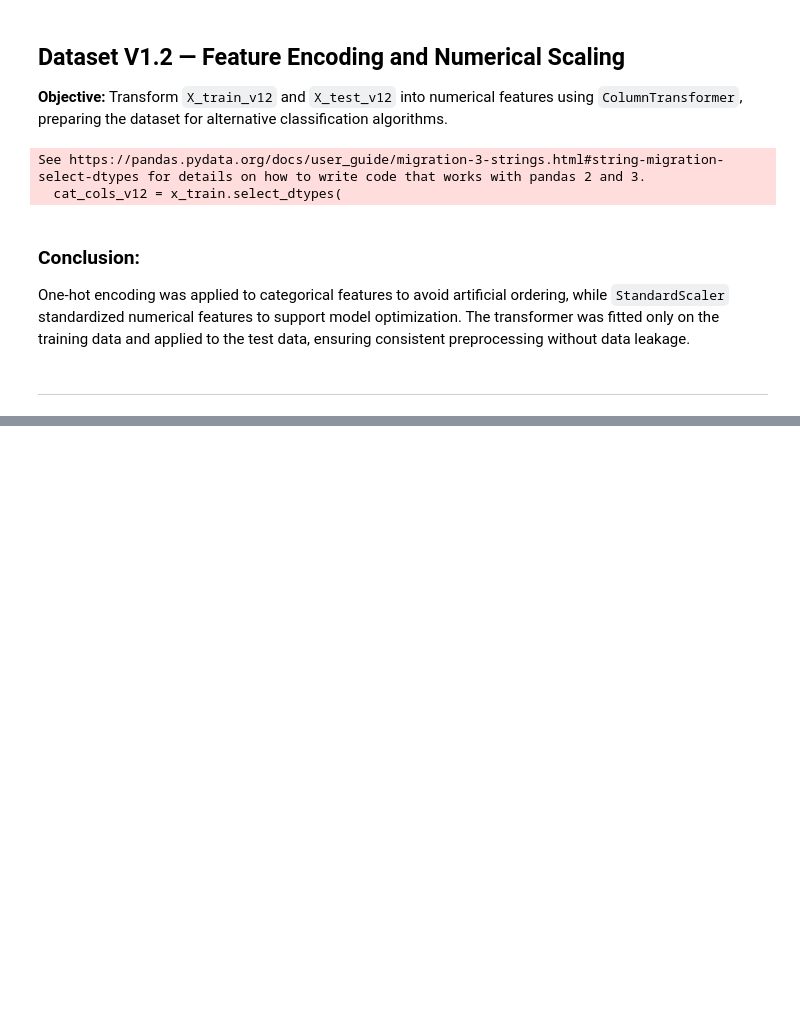
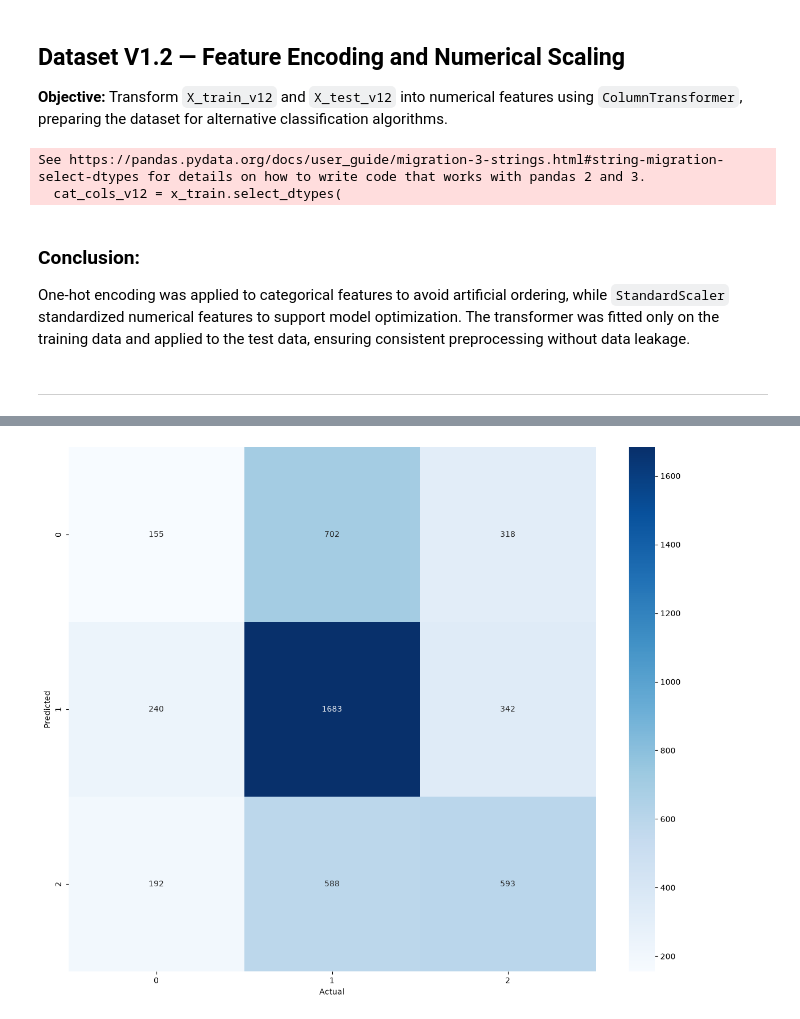
Before and after one commit to Aalli-Talpur/football-match-outcome-prediction, a Jupyter notebook: Notebook/03_Model_Experimentation.ipynb, the cells around one changed output, grey strips where cells are left out. Drawn from its saved outputs; the diff is of its cells as text; code cells hidden in the pictures; blank space fills up the shorter version.

Commit message:
feat(modeling): establish Logistic Regression L2 baseline on Dataset V1.2

```diff
--- a/Notebook/03_Model_Experimentation.ipynb
+++ b/Notebook/03_Model_Experimentation.ipynb
@@ -1312,0 +1319,4 @@ x_test_processed = preprocessor_v12.transform(x_test)
+# %%
+lr_model_1 = LogisticRegression(penalty="l2", C=1.0, solver="lbfgs", max_iter=1000)
+# %%
+lr_model_1.fit(x_train_processed, y_train)
@@ -1312,0 +1325,3 @@ x_test_processed = preprocessor_v12.transform(x_test)
+# %%
+y_hat = lr_model_1.predict(x_test_processed)
+y_hat_train = lr_model_1.predict(x_train_processed)
@@ -1312,0 +1350,9 @@ x_test_processed = preprocessor_v12.transform(x_test)
+# %%
+plt.figure(figsize=(15,12))
+cm = confusion_matrix(y_test, y_hat)
+sns.heatmap(cm, annot=True, fmt="d", cmap=("Blues"))
+plt.xlabel("Actual")
+plt.ylabel("Predicted")
+plt.show()
+# %% [output]
+[figure, added]
```
Also changed, not shown: parts of 9 cells of this notebook.
